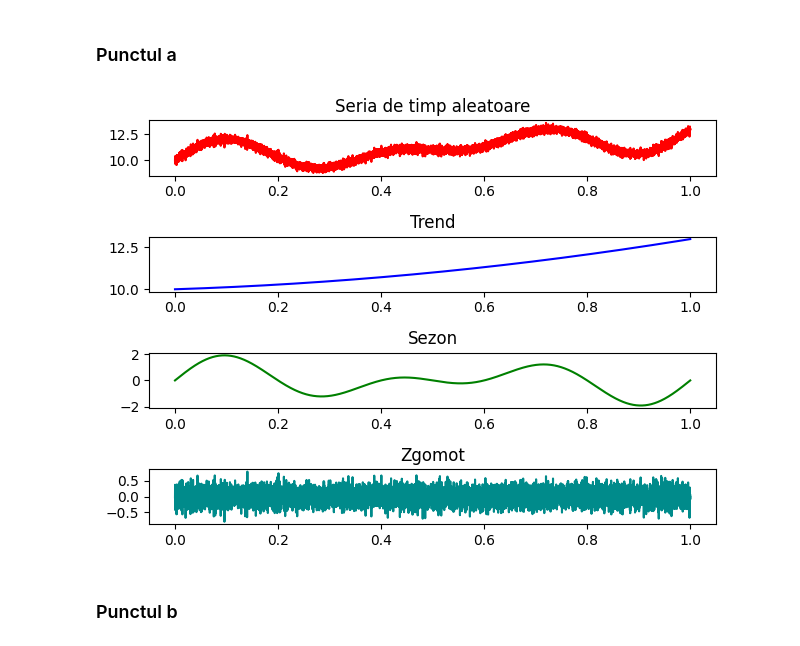
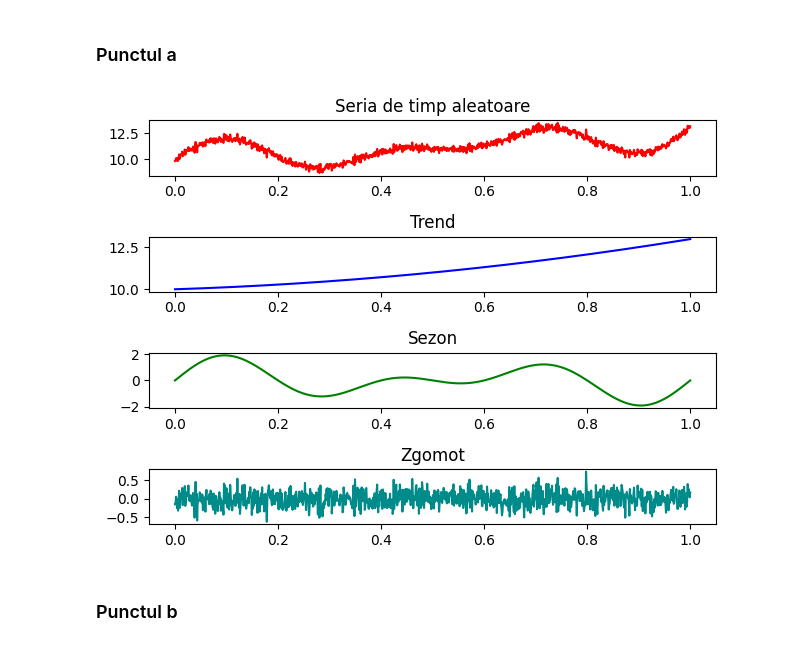
Before and after one commit to laurentiucretu68/ProcesareaSemnalelor, a Jupyter notebook: Laborator8/main.ipynb, the cells around one changed output. Drawn from its saved outputs; the diff is of its cells as text; code cells hidden in the pictures.

```diff
--- a/Laborator8/main.ipynb
+++ b/Laborator8/main.ipynb
@@ -16,38 +16,38 @@ def sezon(f1: int, f2: int, t: np.ndarray) -> np.ndarray:
 def zgomot(scale: float, t: np.ndarray) -> np.ndarray:
     return np.random.normal(0, scale, len(t))
 
-N = 10000
+N = 1000
 t = np.linspace(0, 1, N)
 
 TREND = trend(t)
 SEZON = sezon(3, 2, t)
 ZGOMOT = zgomot(0.2, t)
 time_series = TREND + SEZON + ZGOMOT
 
 signals = [time_series, TREND, SEZON, ZGOMOT]
 titles = [
     "Seria de timp aleatoare",
     "Trend",
     "Sezon",
     "Zgomot"
 ]
 colors = ['red', 'blue', 'green', 'darkcyan']
 
 fig, axs = plt.subplots(4, 1)
 for i, signal in enumerate(signals):
     axs[i].plot(t, signal, color=colors[i])
     axs[i].set_title(titles[i])
 
 plt.tight_layout()
 
 if not os.path.exists('exercitiul1'):
     os.mkdir('exercitiul1')
 
 plt.savefig(os.path.join('exercitiul1', f"pct_a.png"))
 plt.savefig(os.path.join('exercitiul1', f"pct_a.pdf"))
 
 plt.show()
 # %% [output]
-[figure, old version]
+[figure, new version]
 # %% [markdown]
 ### Punctul b
```
Also changed, not shown: parts of 5 cells of this notebook, 6 other files.
